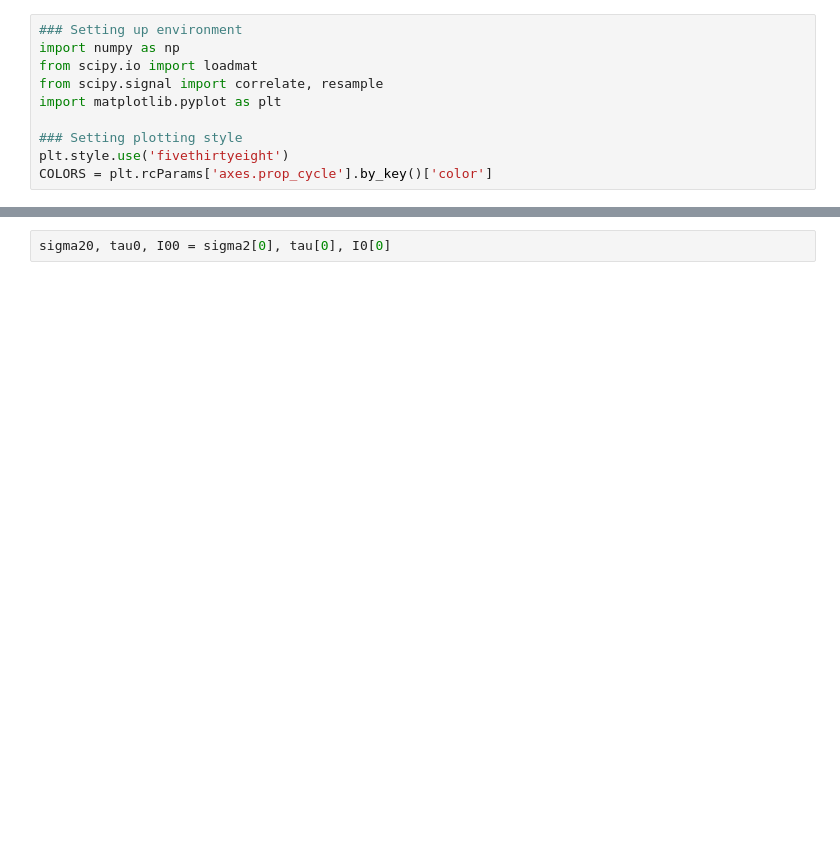
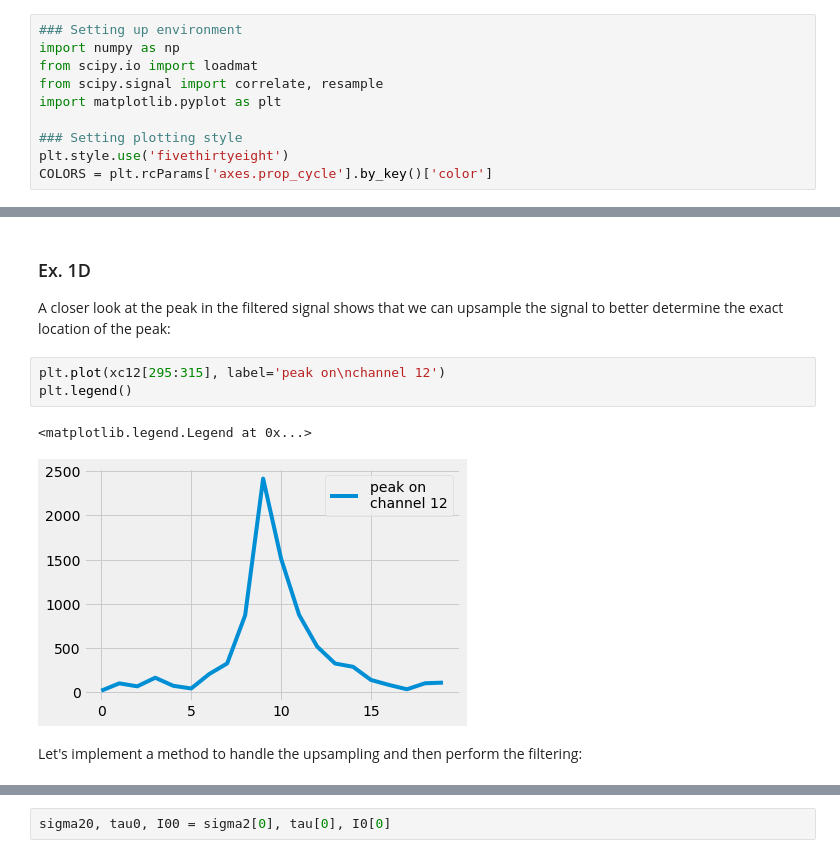
Before and after one commit to fonstelien/INF4480, a Jupyter notebook: project2/project2.ipynb, the cells around one changed output, grey strips where cells are left out. Drawn from its saved outputs; the diff is of its cells as text; blank space fills up the shorter version.

```diff
--- a/project2/project2.ipynb
+++ b/project2/project2.ipynb
@@ -156,0 +209,12 @@ res = lse(xlog, t)
+# %% [markdown]
+### Ex. 1D
+
+A closer look at the peak in the filtered signal shows that we can upsample the signal to better determine the exact location of the peak:
+# %%
+plt.plot(xc12[295:315], label='peak on\nchannel 12')
+plt.legend()
+# %% [output]
+<matplotlib.legend.Legend at 0x...>
+[figure, added]
+# %% [markdown]
+Let's implement a method to handle the upsampling and then perform the filtering:
```
Also changed, not shown: parts of 58 cells of this notebook.
